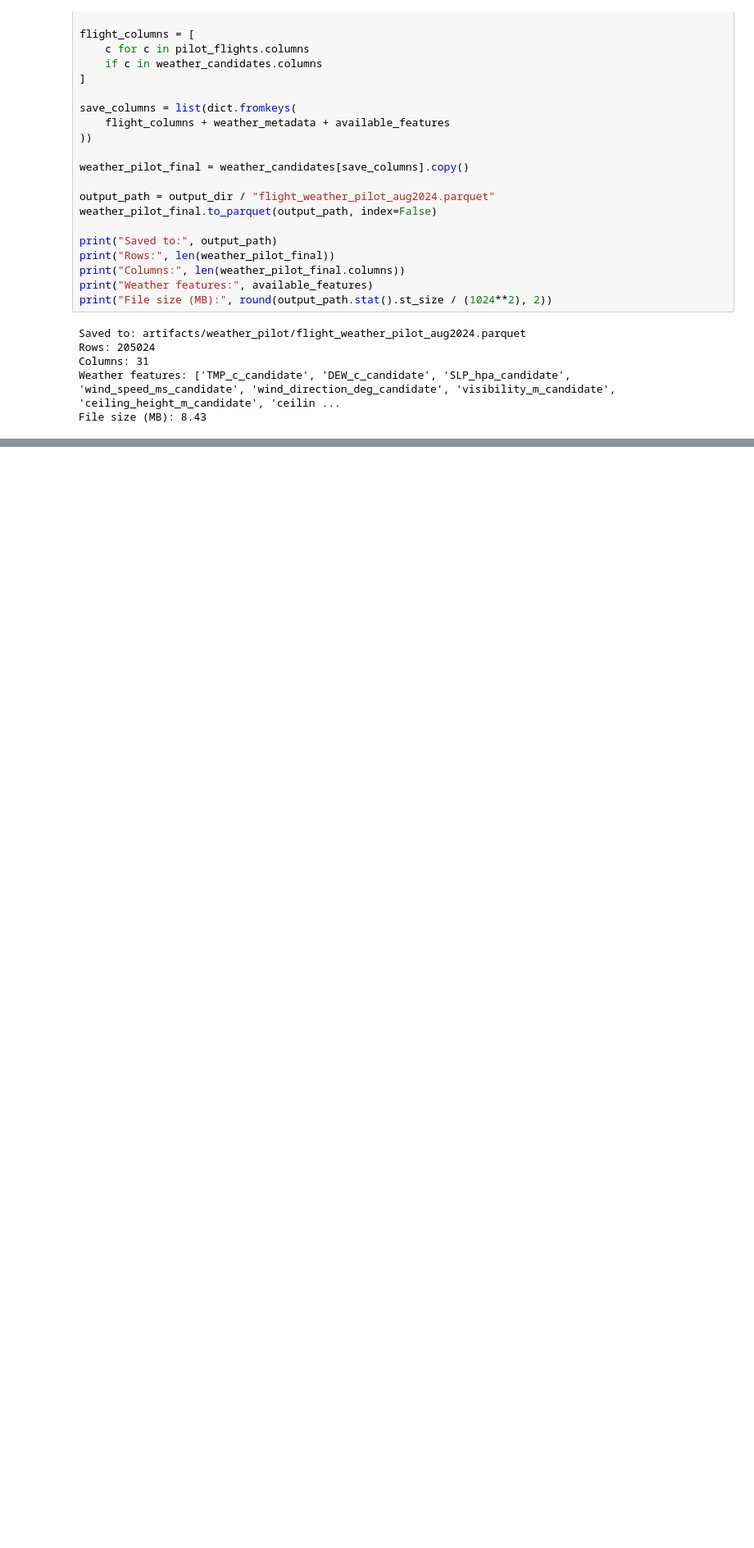
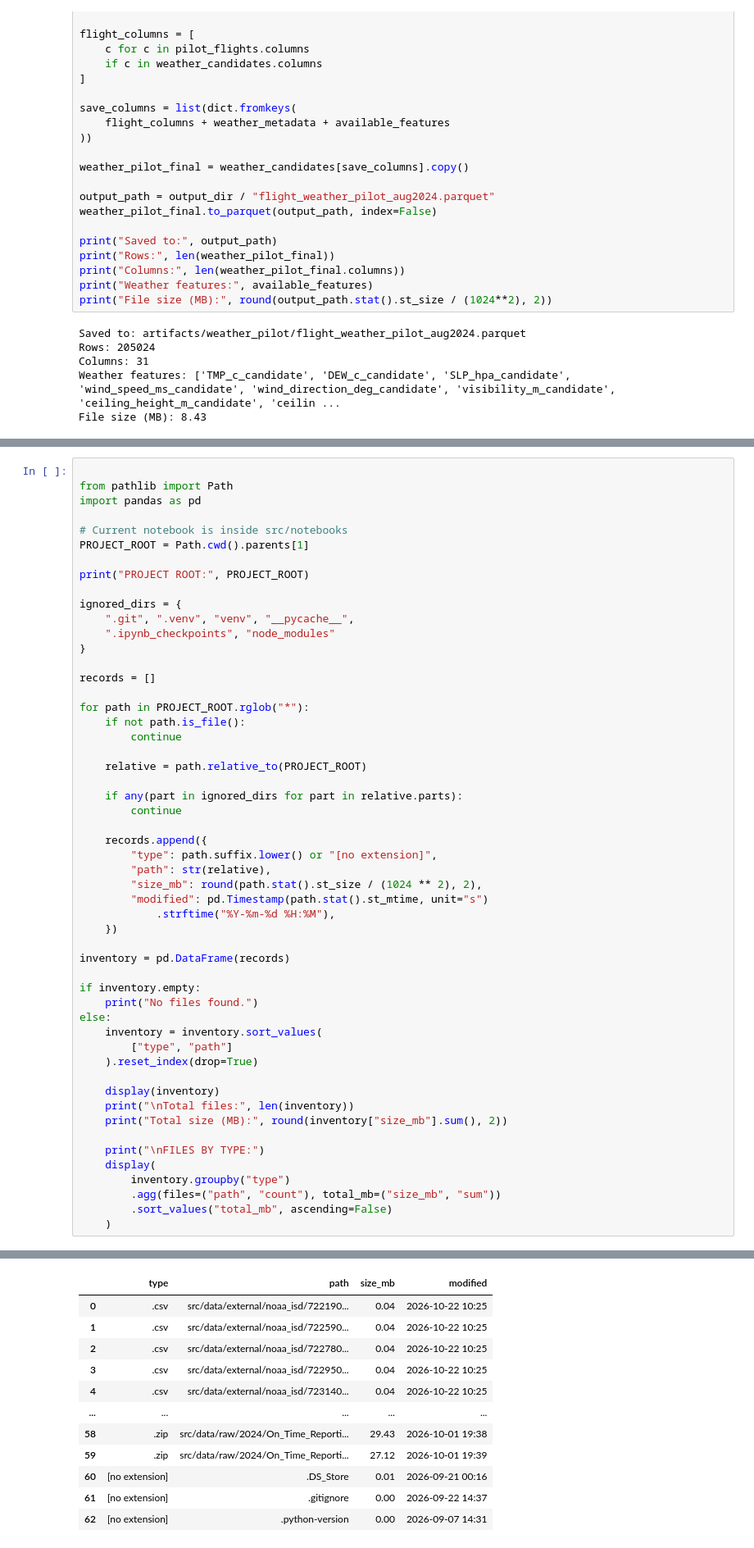
Before and after one commit to devlprkhan/flightdelay-intelligence, a Jupyter notebook: src/notebooks/flight_delay_predV1.3.ipynb, the cells around one changed output, grey strips where cells are left out. Shown at 82% size. Cells and saved outputs as stored; diff of their text form; blank space fills up the shorter version.

```diff
--- a/src/notebooks/flight_delay_predV1.3.ipynb
+++ b/src/notebooks/flight_delay_predV1.3.ipynb
@@ -2130,0 +2258,54 @@ File size (MB): 8.43
+# %%
+
+from pathlib import Path
+import pandas as pd
+
+# Current notebook is inside src/notebooks
+PROJECT_ROOT = Path.cwd().parents[1]
+
+print("PROJECT ROOT:", PROJECT_ROOT)
+
+ignored_dirs = {
+    ".git", ".venv", "venv", "__pycache__",
+    ".ipynb_checkpoints", "node_modules"
+}
+
+records = []
+
+for path in PROJECT_ROOT.rglob("*"):
+    if not path.is_file():
+        continue
+
+    relative = path.relative_to(PROJECT_ROOT)
+
+    if any(part in ignored_dirs for part in relative.parts):
+        continue
+
+    records.append({
+        "type": path.suffix.lower() or "[no extension]",
+        "path": str(relative),
+        "size_mb": round(path.stat().st_size / (1024 ** 2), 2),
+        "modified": pd.Timestamp(path.stat().st_mtime, unit="s")
+            .strftime("%Y-%m-%d %H:%M"),
+    })
+
+inventory = pd.DataFrame(records)
+
+if inventory.empty:
+    print("No files found.")
+else:
+    inventory = inventory.sort_values(
+        ["type", "path"]
+    ).reset_index(drop=True)
+
+    display(inventory)
+    print("\nTotal files:", len(inventory))
+    print("Total size (MB):", round(inventory["size_mb"].sum(), 2))
+
+    print("\nFILES BY TYPE:")
+    display(
+        inventory.groupby("type")
+        .agg(files=("path", "count"), total_mb=("size_mb", "sum"))
+        .sort_values("total_mb", ascending=False)
+    )
+# %% [output]
@@ -2130,0 +2313,12 @@ File size (MB): 8.43
+|  | type | path | size_mb | modified |
+| 0 | .csv | src/data/external/noaa_isd/722190... | 0.04 | 2026-10-22 10:25 |
+| 1 | .csv | src/data/external/noaa_isd/722590... | 0.04 | 2026-10-22 10:25 |
+| 2 | .csv | src/data/external/noaa_isd/722780... | 0.04 | 2026-10-22 10:25 |
+| 3 | .csv | src/data/external/noaa_isd/722950... | 0.04 | 2026-10-22 10:25 |
+| 4 | .csv | src/data/external/noaa_isd/723140... | 0.04 | 2026-10-22 10:25 |
+| ... | ... | ... | ... | ... |
+| 58 | .zip | src/data/raw/2024/On_Time_Reporti... | 29.43 | 2026-10-01 19:38 |
+| 59 | .zip | src/data/raw/2024/On_Time_Reporti... | 27.12 | 2026-10-01 19:39 |
+| 60 | [no extension] | .DS_Store | 0.01 | 2026-09-21 00:16 |
+| 61 | [no extension] | .gitignore | 0.00 | 2026-09-22 14:37 |
+| 62 | [no extension] | .python-version | 0.00 | 2026-09-07 14:31 |
```
Also changed, not shown: parts of 16 cells of this notebook, 1 other file.
